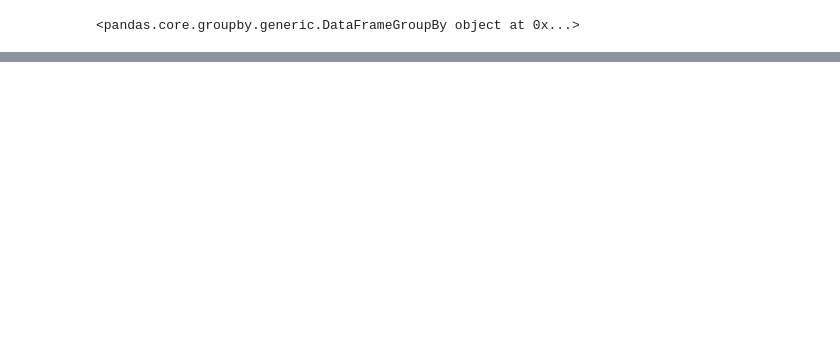
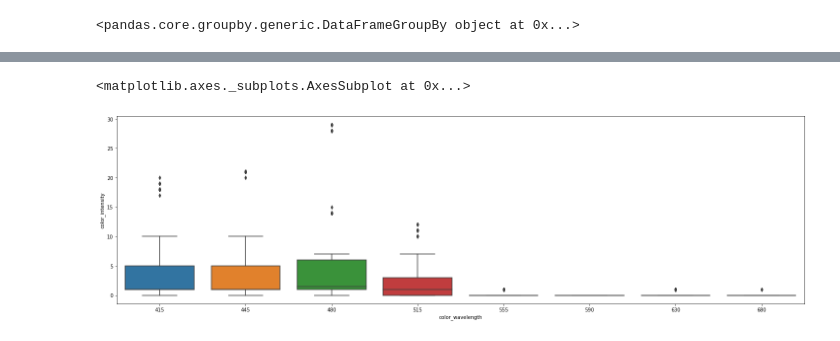
Before and after one commit to darkmatter2222/Nuclear-Battery, a Jupyter notebook: spectro_and_lux_9_colors.ipynb, the cells around one changed output, grey strips where cells are left out. Drawn from its saved outputs; the diff is of its cells as text; code cells hidden in the pictures; blank space fills up the shorter version.

```diff
--- a/spectro_and_lux_9_colors.ipynb
+++ b/spectro_and_lux_9_colors.ipynb
@@ -95,0 +122,10 @@ sns.boxplot(x="adafruit_AS7341_gain", y="415_Violet", data=df)
+# %%
+working_df = df[df['vial_color']== 'blue']
+
+nf_df = working_df[(np.abs(stats.zscore(working_df['color_intensity'])) < 3)]
+
+plt.figure(figsize = (25,7))
+sns.boxplot(x="color_wavelength", y="color_intensity", data=nf_df)
+# %% [output]
+<matplotlib.axes._subplots.AxesSubplot at 0x...>
+[figure, added]
```
Also changed, not shown: parts of 7 cells of this notebook.
